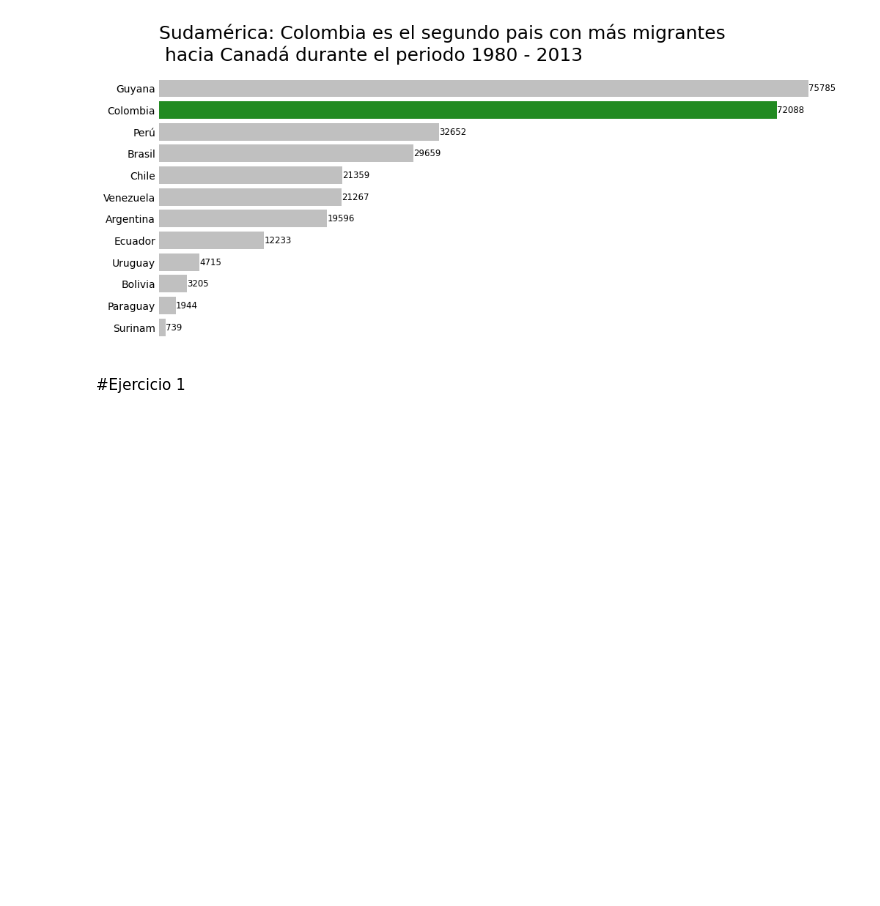
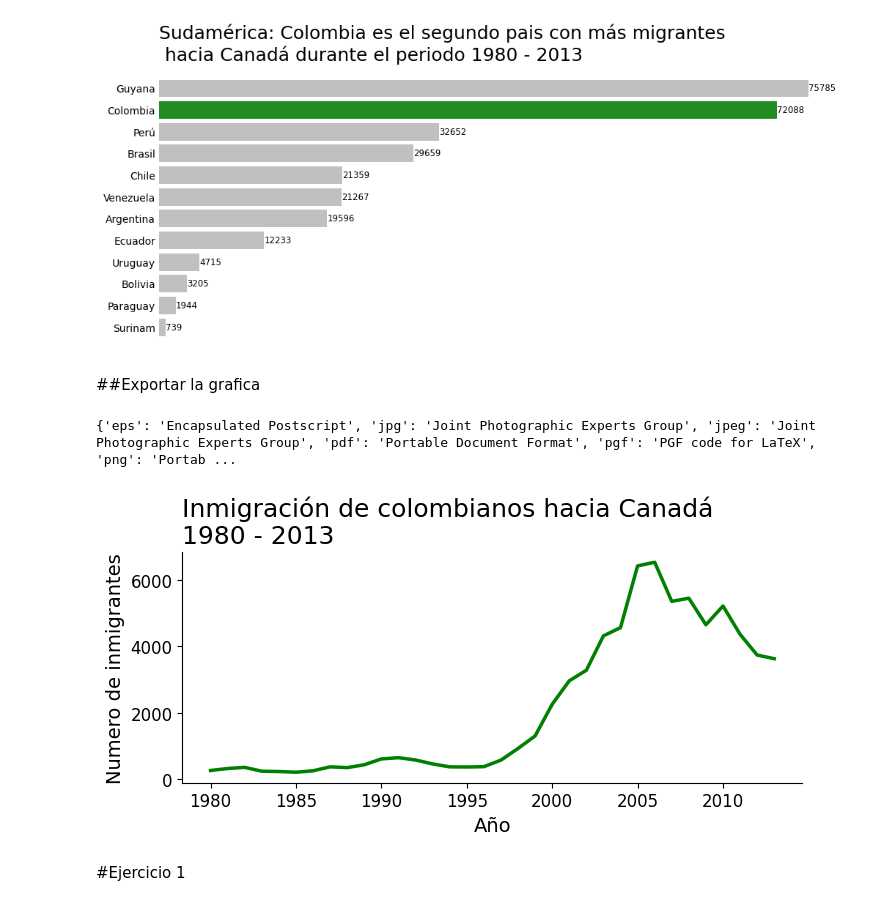
Before and after one commit to MyAppsTest/Visualizaci-n-de-datos-creando-gr-ficos-con-bibliotecas-de-Python, a Jupyter notebook: Visualizacion_de_datos_con_python.ipynb, the cells around one changed output. Saved outputs shown, nothing was run; the diff lists cells and outputs as text; code cells hidden in the pictures; blank space fills up the shorter version.

```diff
--- a/Visualizacion_de_datos_con_python.ipynb
+++ b/Visualizacion_de_datos_con_python.ipynb
@@ -278,6 +278,32 @@ for i,j in enumerate(sudamerica_sorted["Total"]):
 plt.show()
 # %% [output]
 [figure]
+# %% [markdown]
+##Exportar la grafica
+# %%
+print(fig.canvas.get_supported_filetypes())
+# %% [output]
+{'eps': 'Encapsulated Postscript', 'jpg': 'Joint Photographic Experts Group', 'jpeg': 'Joint Photographic Experts Group', 'pdf': 'Portable Document Format', 'pgf': 'PGF code for LaTeX', 'png': 'Portab ...
+# %%
+fig, ax = plt.subplots(figsize=(8,3))
+ax.plot(datos_col["Año"], datos_col["Inmigrantes"], lw=2.5, color="g")
+ax.xaxis.set_major_locator(plt.MultipleLocator(5))
+ax.set_title("Inmigración de colombianos hacia Canadá\n1980 - 2013", fontsize=18, loc="left")
+ax.set_xlabel("Año", fontsize=14)
+ax.set_ylabel("Numero de inmigrantes", fontsize=14)
+ax.xaxis.set_tick_params(labelsize=12)
+ax.yaxis.set_tick_params(labelsize=12)
+#ax.grid(linestyle="--")
+
+ax.spines["top"].set_visible(False)
+ax.spines["right"].set_visible(False)
+
+#codigo para exportar las graficas con una extension png.
+fig.savefig("/content/drive/MyDrive/Visualizaciones/inmigrantesColombianos.png", transparent=True, dpi=300, bbox_inches="tight")
+
+plt.show()
+# %% [output]
+[figure, added]
 # %% [markdown]
 #Ejercicio 1
 # %%
```
Also changed, not shown: parts of 1 cell of this notebook.
